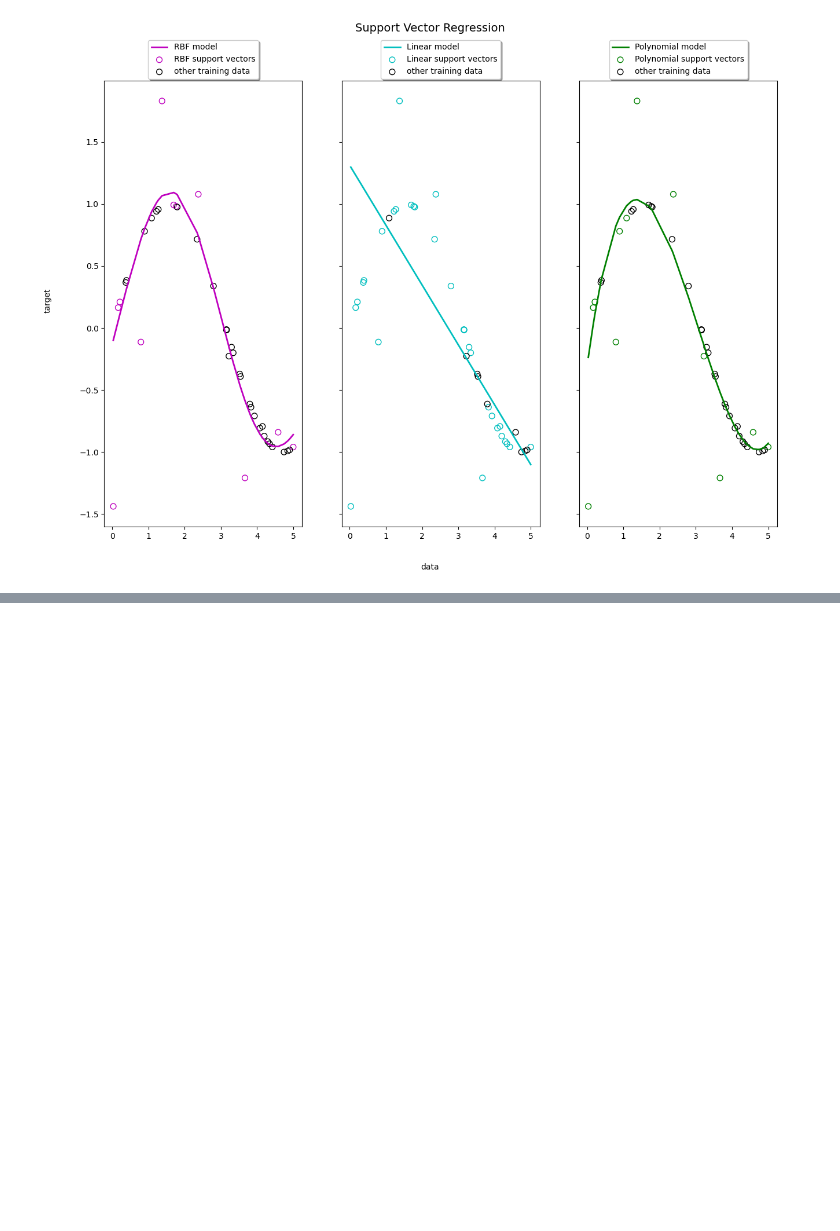
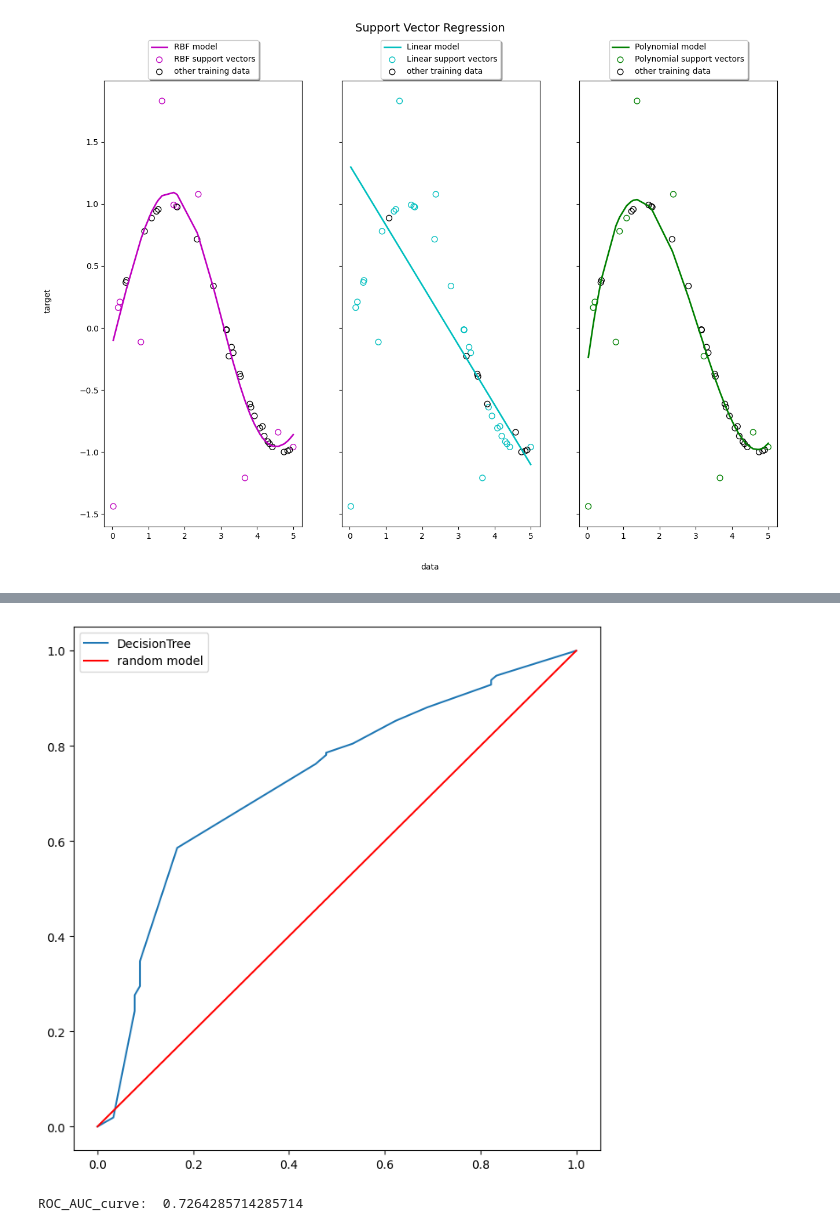
Before and after one commit to Soy-code/ADP, a Jupyter notebook: chapter6. 머신러닝-지도학습.ipynb, the cells around one changed output, grey strips where cells are left out. Cells and saved outputs as stored; diff of their text form; code cells hidden in the pictures; blank space fills up the shorter version.

```diff
--- a/chapter6. 머신러닝-지도학습.ipynb
+++ b/chapter6. 머신러닝-지도학습.ipynb
@@ -893,0 +1079,4 @@ plt.show()
+# %%
+import  pandas as pd
+credit = pd.read_csv("https://raw.githubusercontent.com/ADPclass/ADP_book_ver01/main/data/credit_final.csv")
+credit.head()
@@ -893,0 +1091,12 @@ plt.show()
+# %%
+feature_columns = list(credit.columns.difference(['credit.rating']))
+X = credit[feature_columns]
+y = credit['credit.rating']
+# %%
+from sklearn.model_selection import train_test_split
+
+X_train, X_test, y_train, y_test = train_test_split(X, y,
+                                                    stratify=y,
+                                                    test_size=0.3,
+                                                    random_state=1)
+print(X_train.shape, X_test.shape, y_train.shape, y_test.shape)
@@ -893,0 +1105,4 @@ plt.show()
+# %%
+from sklearn.tree import DecisionTreeClassifier
+clf = DecisionTreeClassifier(max_depth=5)
+clf.fit(X_train, y_train)
@@ -893,0 +1150,22 @@ plt.show()
+# %%
+import matplotlib.pyplot as plt
+from sklearn.metrics import roc_curve
+score = clf.predict_proba(X_test)[:, 1]
+fpr1, tpr1, cut1 = roc_curve(y_test, score)
+
+fig = plt.figure(figsize=(8,8))
+fig.set_facecolor("white")
+ax = fig.add_subplot()
+ax.plot(fpr1, tpr1, label="DecisionTree")
+ax.plot([0, 1], [0, 1], color="red", label="random model")
+ax.legend()
+plt.show()
+# %% [output]
+[figure, added]
+# %%
+
+from sklearn.metrics import roc_auc_score
+R_A_score = roc_auc_score(y_test, clf.predict_proba(X_test)[:, 1])
+print("ROC_AUC_curve: ", R_A_score)
+# %% [output]
+ROC_AUC_curve:  0.7264285714285714
```
Also changed, not shown: parts of 33 cells of this notebook.
